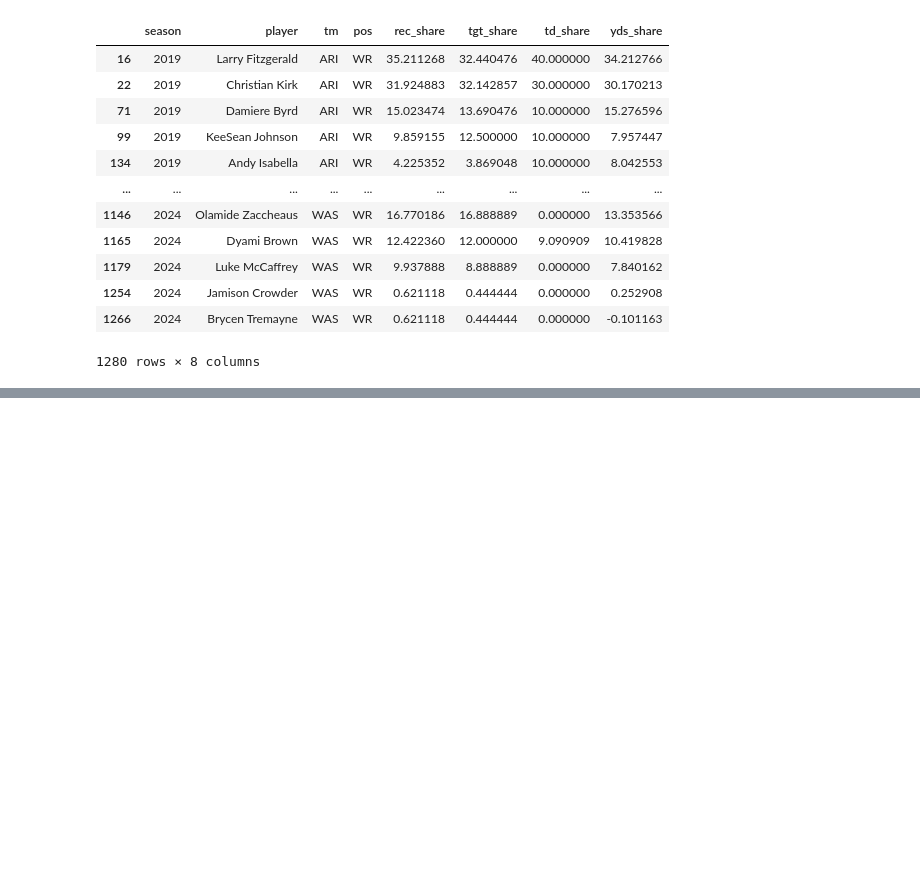
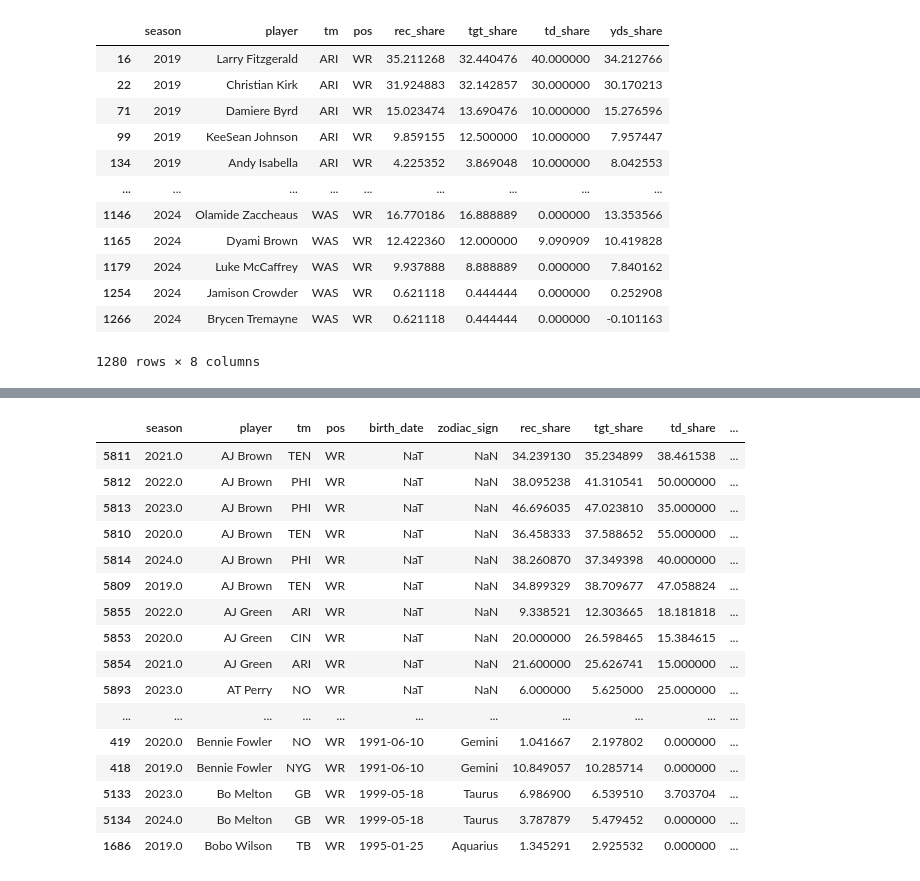
Before and after one commit to connor-pickett/2025_FinalProject_Ctrl-Alt-Defeat, a Jupyter notebook: Master_Code.ipynb, the cells around one changed output, grey strips where cells are left out. Drawn from its saved outputs; the diff is of its cells as text; code cells hidden in the pictures; blank space fills up the shorter version.

```diff
--- a/Master_Code.ipynb
+++ b/Master_Code.ipynb
@@ -104,0 +246,21 @@ WRs_all[["season", "player", "tm", "pos", "rec_share", "tgt_share", "td_share",
+# %%
+combined_WR = combined_WR.drop_duplicates(subset="yds_share")
+combined_WR.sort_values(by=["player"]).head(100)
+# %% [output]
+|  | season | player | tm | pos | birth_date | zodiac_sign | rec_share | tgt_share | td_share | ... |
+| 5811 | 2021.0 | AJ Brown | TEN | WR | NaT | NaN | 34.239130 | 35.234899 | 38.461538 | ... |
+| 5812 | 2022.0 | AJ Brown | PHI | WR | NaT | NaN | 38.095238 | 41.310541 | 50.000000 | ... |
+| 5813 | 2023.0 | AJ Brown | PHI | WR | NaT | NaN | 46.696035 | 47.023810 | 35.000000 | ... |
+| 5810 | 2020.0 | AJ Brown | TEN | WR | NaT | NaN | 36.458333 | 37.588652 | 55.000000 | ... |
+| 5814 | 2024.0 | AJ Brown | PHI | WR | NaT | NaN | 38.260870 | 37.349398 | 40.000000 | ... |
+| 5809 | 2019.0 | AJ Brown | TEN | WR | NaT | NaN | 34.899329 | 38.709677 | 47.058824 | ... |
+| 5855 | 2022.0 | AJ Green | ARI | WR | NaT | NaN | 9.338521 | 12.303665 | 18.181818 | ... |
+| 5853 | 2020.0 | AJ Green | CIN | WR | NaT | NaN | 20.000000 | 26.598465 | 15.384615 | ... |
+| 5854 | 2021.0 | AJ Green | ARI | WR | NaT | NaN | 21.600000 | 25.626741 | 15.000000 | ... |
+| 5893 | 2023.0 | AT Perry | NO | WR | NaT | NaN | 6.000000 | 5.625000 | 25.000000 | ... |
+| ... | ... | ... | ... | ... | ... | ... | ... | ... | ... | ... |
+| 419 | 2020.0 | Bennie Fowler | NO | WR | 1991-06-10 | Gemini | 1.041667 | 2.197802 | 0.000000 | ... |
+| 418 | 2019.0 | Bennie Fowler | NYG | WR | 1991-06-10 | Gemini | 10.849057 | 10.285714 | 0.000000 | ... |
+| 5133 | 2023.0 | Bo Melton | GB | WR | 1999-05-18 | Taurus | 6.986900 | 6.539510 | 3.703704 | ... |
+| 5134 | 2024.0 | Bo Melton | GB | WR | 1999-05-18 | Taurus | 3.787879 | 5.479452 | 0.000000 | ... |
+| 1686 | 2019.0 | Bobo Wilson | TB | WR | 1995-01-25 | Aquarius | 1.345291 | 2.925532 | 0.000000 | ... |
```
Also changed, not shown: parts of 14 cells of this notebook.
